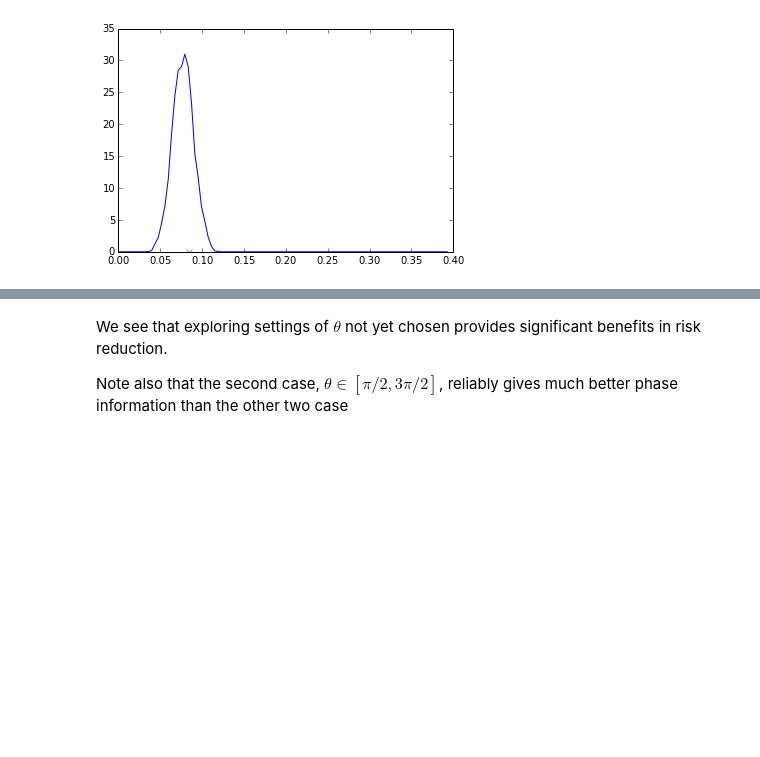
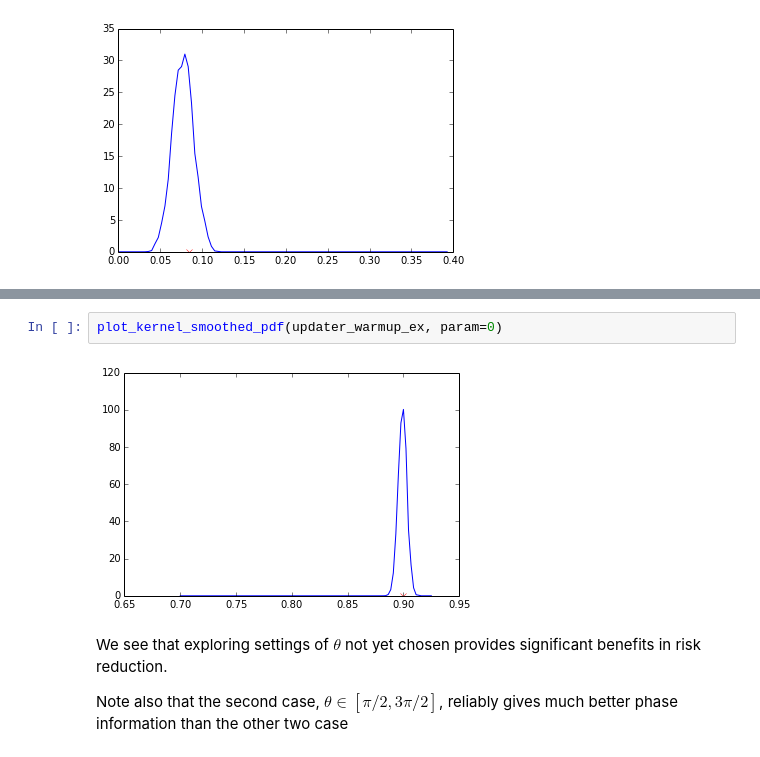
Before and after one commit to taalexander/Honours-Thesis, a Jupyter notebook: code/Adaptive Neutron Interferometry.ipynb, the cells around one changed output, grey strips where cells are left out. Drawn from its saved outputs; the diff is of its cells as text; blank space fills up the shorter version.

```diff
--- a/code/Adaptive Neutron Interferometry.ipynb
+++ b/code/Adaptive Neutron Interferometry.ipynb
@@ -199,3 +255,7 @@ plot_kernel_smoothed_pdf(updater_warmup, param=2)
+# %%
+plot_kernel_smoothed_pdf(updater_warmup_ex, param=0)
+# %% [output]
+[figure, added]
 # %% [markdown]
 We see that exploring settings of $\theta$ not yet chosen provides significant benefits in risk reduction.
 
```
Also changed, not shown: parts of 19 cells of this notebook, 1 other file.
